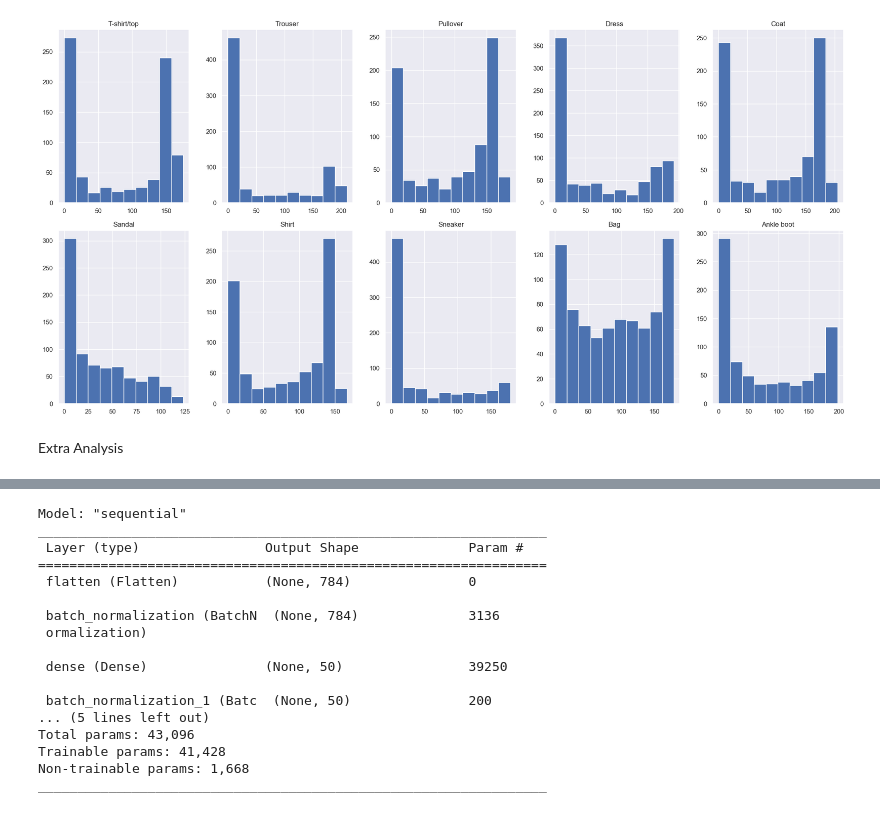
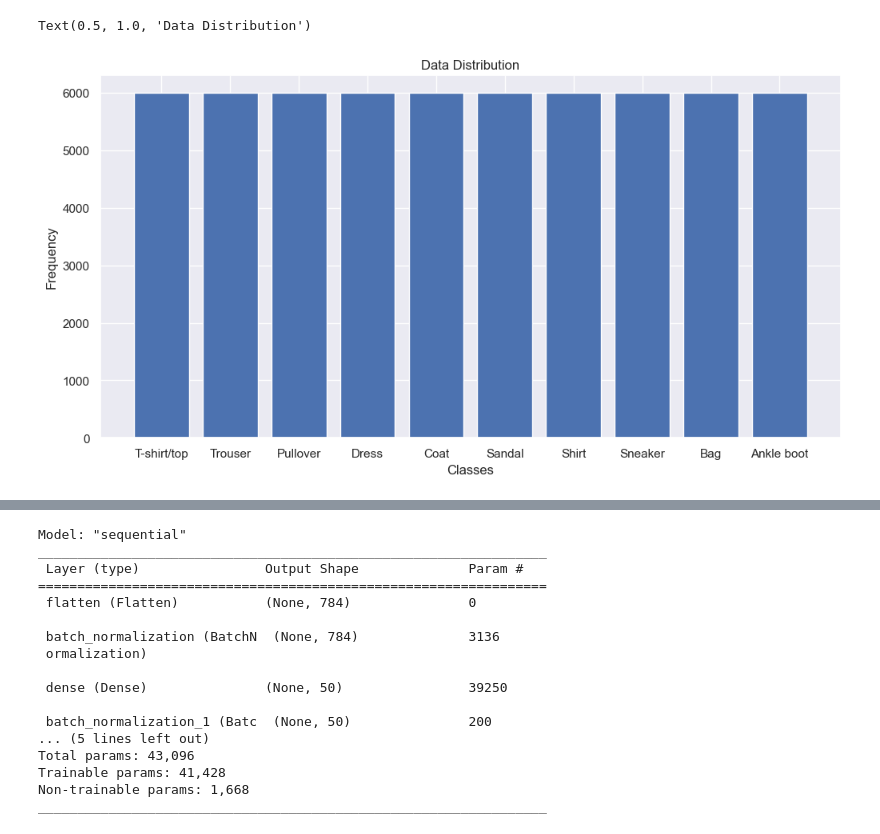
Before and after one commit to GonzaLinares/TP1_RN, a Jupyter notebook: FashionMNIST/main.ipynb, the cells around one changed output, grey strips where cells are left out. Drawn from its saved outputs; the diff is of its cells as text; code cells hidden in the pictures.

```diff
--- a/FashionMNIST/main.ipynb
+++ b/FashionMNIST/main.ipynb
@@ -18,6 +18,11 @@ plt.imshow(train_X[50000])
-# %%
-hp.dataDistribution(plot="intHist")
-# %% [output]
-[figure, removed]
-# %% [markdown]
-Extra Analysis
+# %%
+num, frequency = np.unique(labels, return_counts=True)
+plt.bar(classes, frequency)
+plt.gcf().tight_layout(pad=0)
+plt.gcf().set_figwidth(10)
+plt.xlabel("Classes")
+plt.ylabel("Frequency")
+plt.title("Data Distribution")
+# %% [output]
+Text(0.5, 1.0, 'Data Distribution')
+[figure, added]
```
Also changed, not shown: parts of 42 cells of this notebook, 10 other files.
